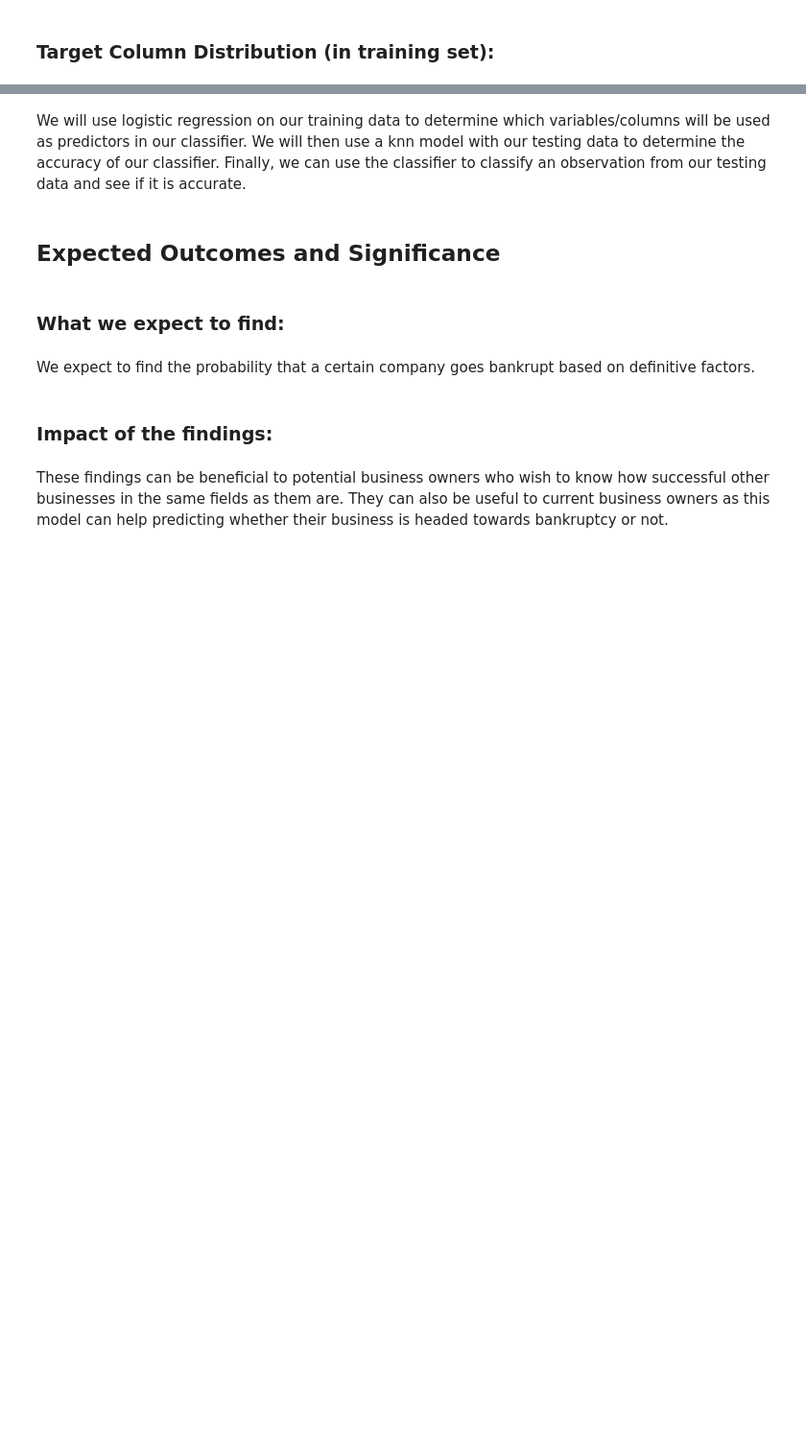
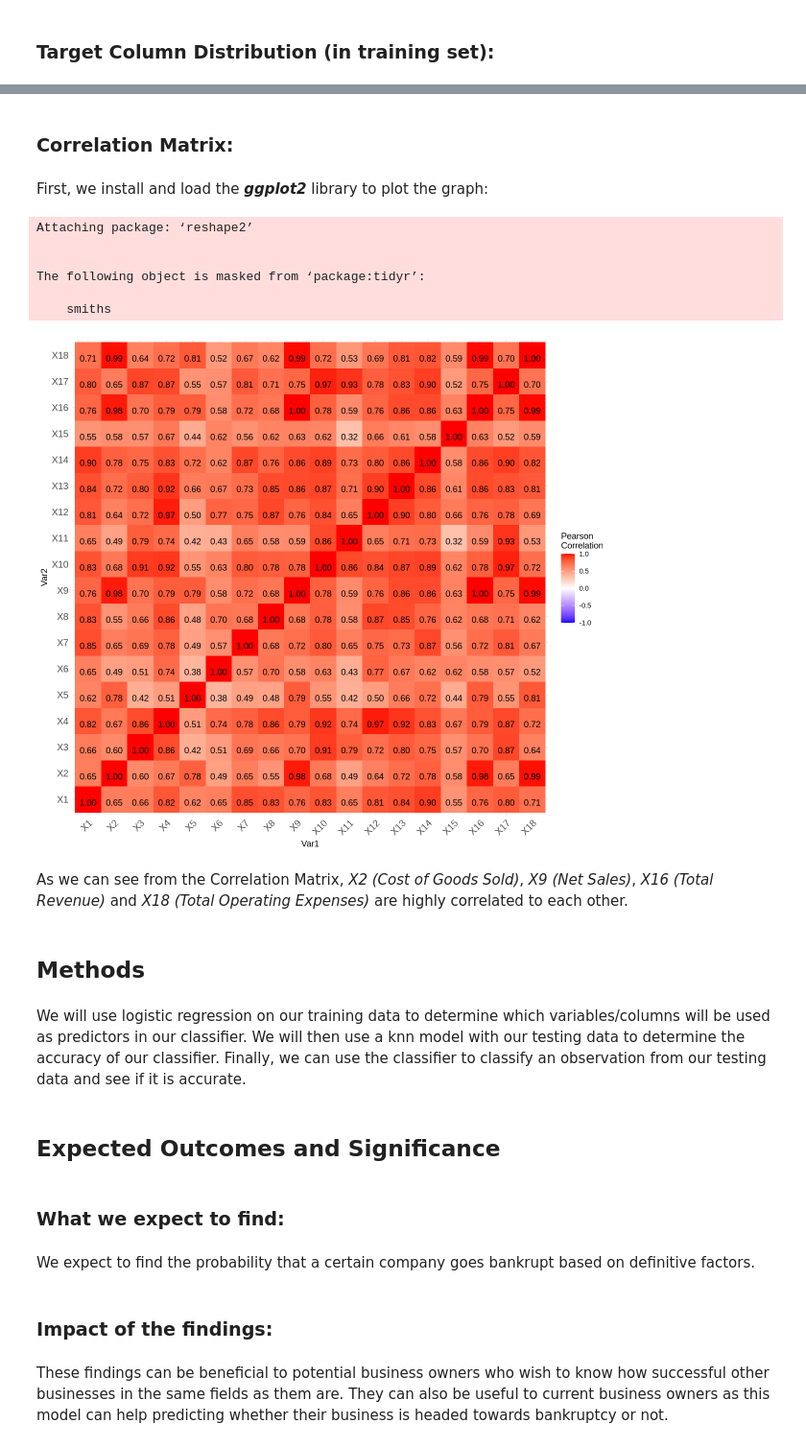
Before and after one commit to 4ugenstern/DSCI-100-GroupProject, a Jupyter notebook: Draft.ipynb, the cells around one changed output, grey strips where cells are left out. Shown at 96% size. Cells and saved outputs as stored; diff of their text form; code cells hidden in the pictures; blank space fills up the shorter version.

Commit message:
Add Correlation Matrix

```diff
--- a/Draft.ipynb
+++ b/Draft.ipynb
@@ -106,3 +110,43 @@ legend("topright",
+# %% [markdown]
+### Correlation Matrix:
+# %% [markdown]
+First, we install and load the ***ggplot2*** library to plot the graph:
+# %%
+install.packages("ggplot2")
+install.packages("reshape2")
+library(ggplot2)
+library(reshape2)
+# %% [output]
+Attaching package: ‘reshape2’
+
+
+The following object is masked from ‘package:tidyr’:
+
+    smiths
+# %%
+bank_train_select <- select(bank_train, -c(company_name, status_label, year))
+cor_bank_train <- cor(bank_train_select)
+
+long_cor <- melt(cor_bank_train)
+
+options(repr.plot.width = 10, repr.plot.height = 9)
+
+ggplot(data = long_cor, aes(x = Var1, y = Var2, fill = value)) +
+    geom_tile() +
+    geom_text(aes(label = sprintf("%.2f", value)), vjust = 1) +
+    scale_fill_gradient2(low = "blue", high = "red", mid = "white",
+                         midpoint = 0, limit = c(-1,1), space = "Lab",
+                         name="Pearson\nCorrelation") +
+    theme_minimal() +
+    theme(axis.text.x = element_text(angle = 45, vjust = 1, size = 12, hjust = 1),
+          axis.text.y = element_text(size = 12)) +
+    coord_fixed()
+# %% [output]
+[figure, added]
+# %% [markdown]
+As we can see from the Correlation Matrix, *X2 (Cost of Goods Sold)*, *X9 (Net Sales)*, *X16 (Total Revenue)* and *X18 (Total Operating Expenses)* are highly correlated to each other.
+# %% [markdown]
+## Methods
 # %% [markdown]
 We will use logistic regression on our training data to determine which variables/columns will be used as predictors in our classifier. We will then use a knn model with our testing data to determine the accuracy of our classifier. Finally, we can use the classifier to classify an observation from our testing data and see if it is accurate.
 # %% [markdown]
```
Also changed, not shown: parts of 10 cells of this notebook.
